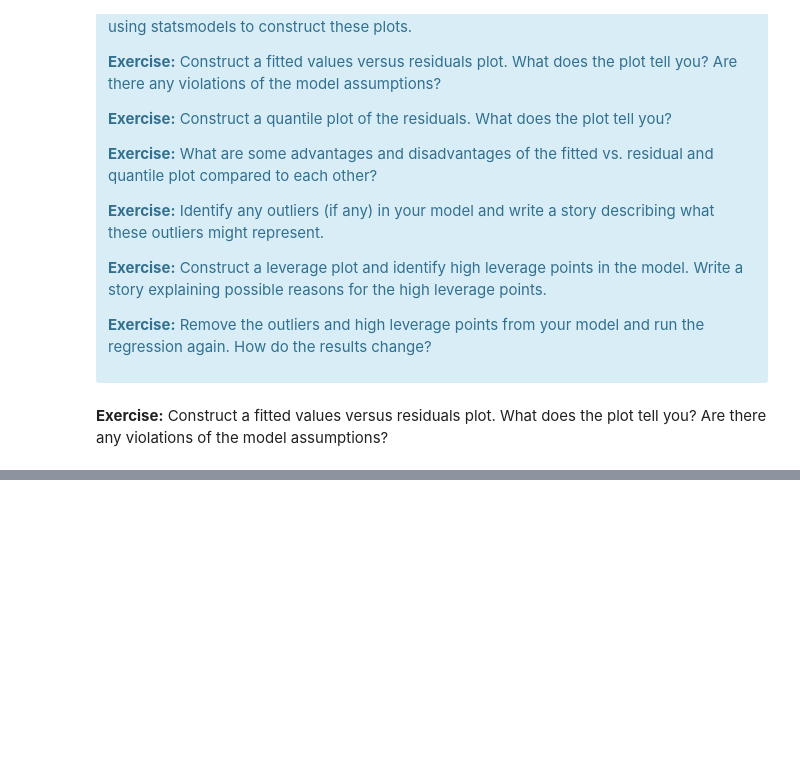
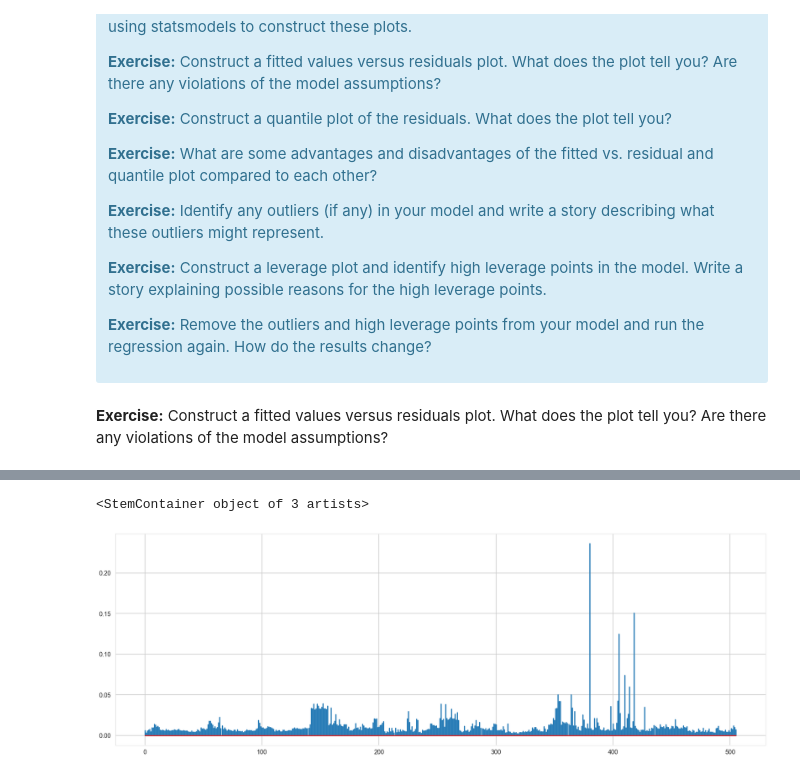
Before and after one commit to Eric-Ens/Mini_projects, a Jupyter notebook: Mini_Project_Linear_Regression.ipynb, the cells around one changed output, grey strips where cells are left out. Drawn from its saved outputs; the diff is of its cells as text; code cells hidden in the pictures; blank space fills up the shorter version.

```diff
--- a/Mini_Project_Linear_Regression.ipynb
+++ b/Mini_Project_Linear_Regression.ipynb
@@ -862,0 +896,6 @@ pandas.core.series.Series
+# %%
+plt.figure(figsize=(30,10))
+plt.stem(np.arange(len(leverage)), leverage, markerfmt=",")
+# %% [output]
+<StemContainer object of 3 artists>
+[figure, added]
```
Also changed, not shown: parts of 21 cells of this notebook.
